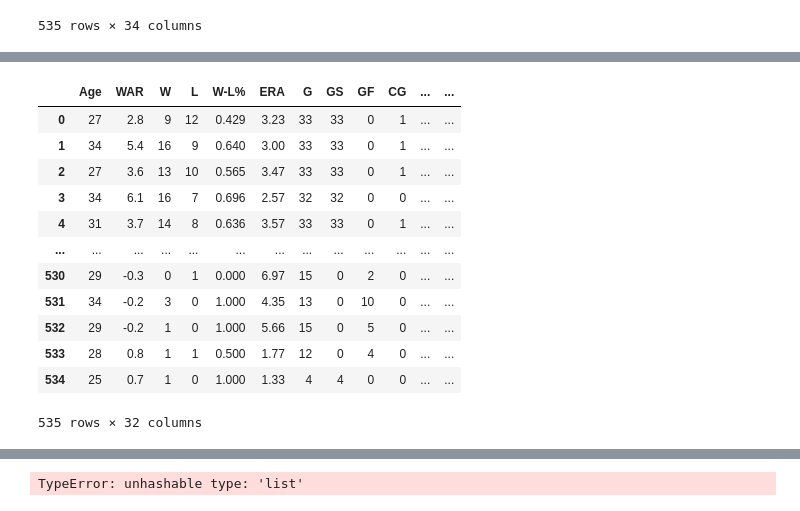
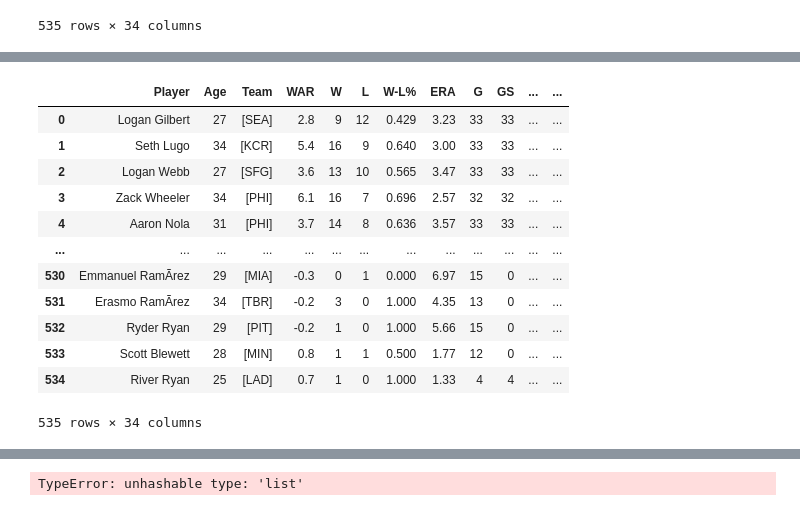
Before and after one commit to t-clark04/Clark-Data-Science-Portfolio, a Jupyter notebook: MLUnsupervisedApp/MLB_testing.ipynb, the cells around one changed output, grey strips where cells are left out. Cells and saved outputs as stored; diff of their text form; code cells hidden in the pictures.

```diff
--- a/MLUnsupervisedApp/MLB_testing.ipynb
+++ b/MLUnsupervisedApp/MLB_testing.ipynb
@@ -156,3 +156,6 @@ MLB_data.set_index('Rk', inplace = True)
 team_df.set_index('Rk', inplace = True)
 MLB_data.update(team_df)
 MLB_data = MLB_data.reset_index().drop(columns = 'Rk')
+Identifiers = MLB_data[['Player', 'Team']]
+MLB_data = MLB_data.drop(columns = ['Player', 'Team'])
+unique_values = list(set(val for sublist in Identifiers['Team'] for val in sublist))
@@ -159,17 +198,19 @@ MLB_data = MLB_data.reset_index().drop(columns = 'Rk')
+# %%
+MLB_data
+# %% [output]
+|  | Player | Age | Team | WAR | W | L | W-L% | ERA | G | GS | ... | ... |
+| 0 | Logan Gilbert | 27 | [SEA] | 2.8 | 9 | 12 | 0.429 | 3.23 | 33 | 33 | ... | ... |
+| 1 | Seth Lugo | 34 | [KCR] | 5.4 | 16 | 9 | 0.640 | 3.00 | 33 | 33 | ... | ... |
+| 2 | Logan Webb | 27 | [SFG] | 3.6 | 13 | 10 | 0.565 | 3.47 | 33 | 33 | ... | ... |
+| 3 | Zack Wheeler | 34 | [PHI] | 6.1 | 16 | 7 | 0.696 | 2.57 | 32 | 32 | ... | ... |
+| 4 | Aaron Nola | 31 | [PHI] | 3.7 | 14 | 8 | 0.636 | 3.57 | 33 | 33 | ... | ... |
+| ... | ... | ... | ... | ... | ... | ... | ... | ... | ... | ... | ... | ... |
+| 530 | Emmanuel RamÃ­rez | 29 | [MIA] | -0.3 | 0 | 1 | 0.000 | 6.97 | 15 | 0 | ... | ... |
+| 531 | Erasmo RamÃ­rez | 34 | [TBR] | -0.2 | 3 | 0 | 1.000 | 4.35 | 13 | 0 | ... | ... |
+| 532 | Ryder Ryan | 29 | [PIT] | -0.2 | 1 | 0 | 1.000 | 5.66 | 15 | 0 | ... | ... |
+| 533 | Scott Blewett | 28 | [MIN] | 0.8 | 1 | 1 | 0.500 | 1.77 | 12 | 0 | ... | ... |
+| 534 | River Ryan | 25 | [LAD] | 0.7 | 1 | 0 | 1.000 | 1.33 | 4 | 4 | ... | ... |
+535 rows × 34 columns
 # %%
 Identifiers = MLB_data[['Player', 'Team']]
-MLB_data.drop(columns = ['Player', 'Team'])
+MLB_data = MLB_data.drop(columns = ['Player', 'Team'])
-# %% [output]
-|  | Age | WAR | W | L | W-L% | ERA | G | GS | GF | CG | ... | ... |
-| 0 | 27 | 2.8 | 9 | 12 | 0.429 | 3.23 | 33 | 33 | 0 | 1 | ... | ... |
-| 1 | 34 | 5.4 | 16 | 9 | 0.640 | 3.00 | 33 | 33 | 0 | 1 | ... | ... |
-| 2 | 27 | 3.6 | 13 | 10 | 0.565 | 3.47 | 33 | 33 | 0 | 1 | ... | ... |
-| 3 | 34 | 6.1 | 16 | 7 | 0.696 | 2.57 | 32 | 32 | 0 | 0 | ... | ... |
-| 4 | 31 | 3.7 | 14 | 8 | 0.636 | 3.57 | 33 | 33 | 0 | 1 | ... | ... |
-| ... | ... | ... | ... | ... | ... | ... | ... | ... | ... | ... | ... | ... |
-| 530 | 29 | -0.3 | 0 | 1 | 0.000 | 6.97 | 15 | 0 | 2 | 0 | ... | ... |
-| 531 | 34 | -0.2 | 3 | 0 | 1.000 | 4.35 | 13 | 0 | 10 | 0 | ... | ... |
-| 532 | 29 | -0.2 | 1 | 0 | 1.000 | 5.66 | 15 | 0 | 5 | 0 | ... | ... |
-| 533 | 28 | 0.8 | 1 | 1 | 0.500 | 1.77 | 12 | 0 | 4 | 0 | ... | ... |
-| 534 | 25 | 0.7 | 1 | 0 | 1.000 | 1.33 | 4 | 4 | 0 | 0 | ... | ... |
-535 rows × 32 columns
```
Also changed, not shown: parts of 4 cells of this notebook, 1 other file.
